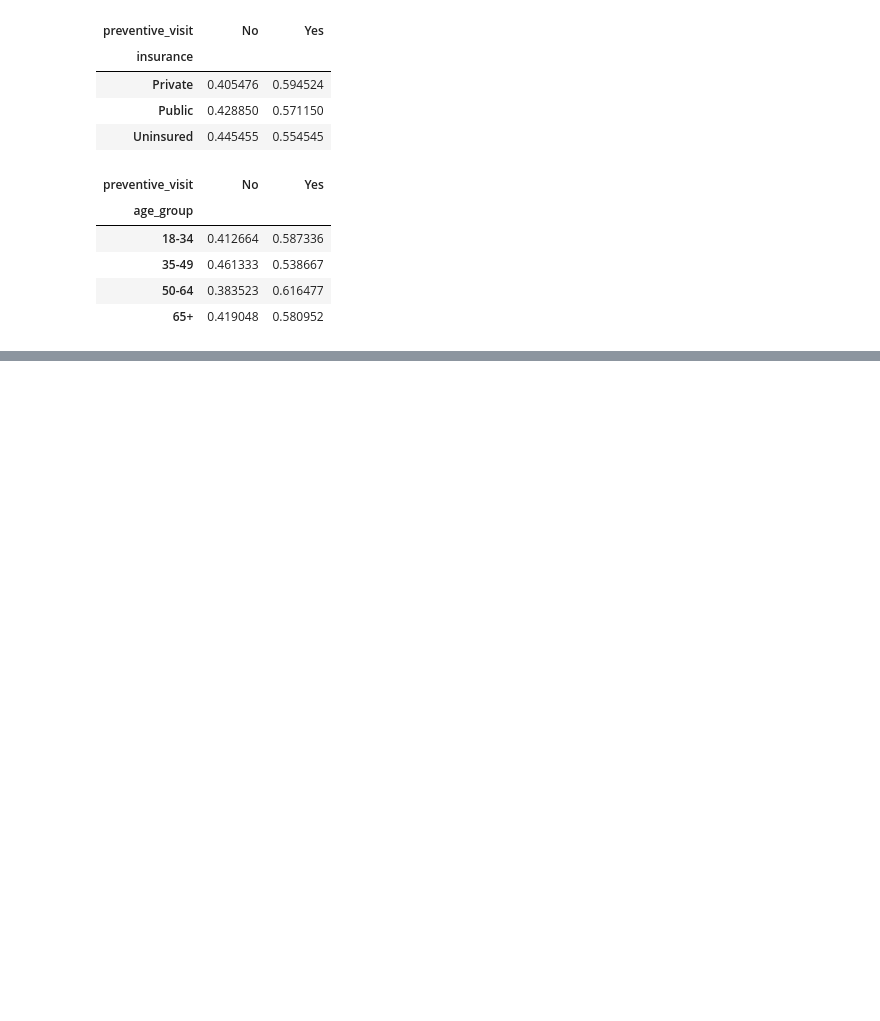
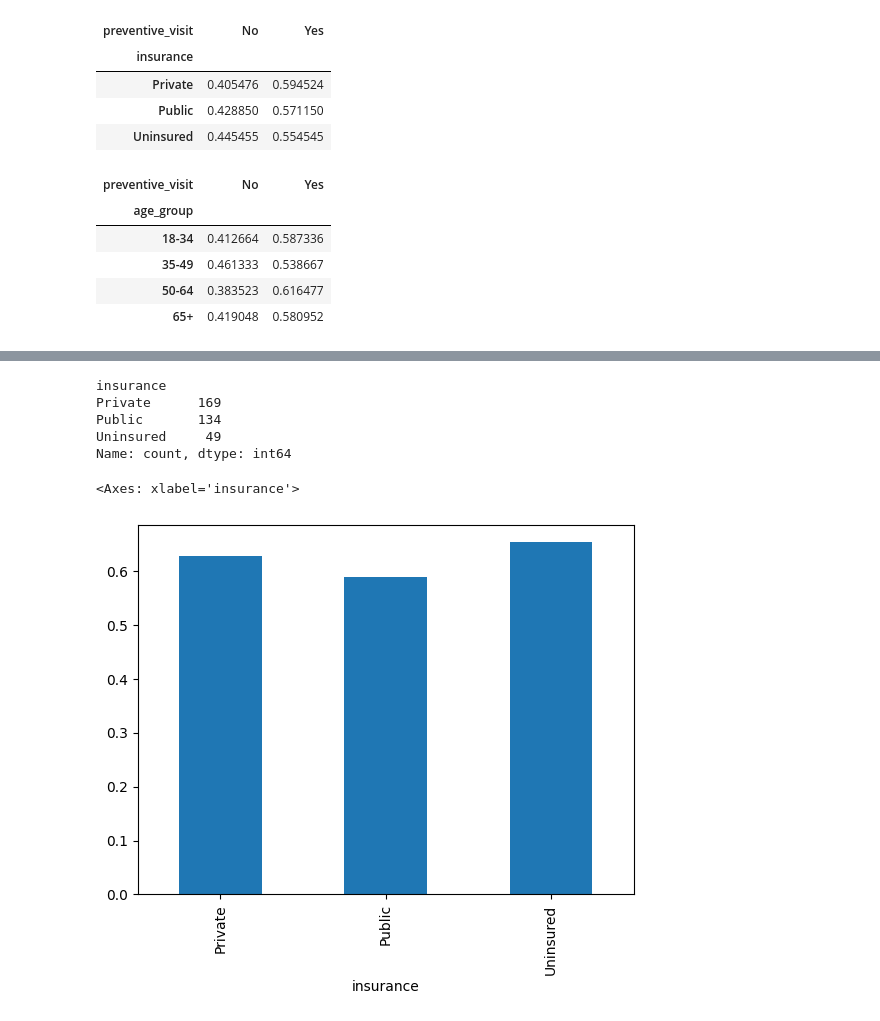
Before and after one commit to JoshPatNava/WhoUsesPreventiveCare, a Jupyter notebook: who_uses_preventive_care.ipynb, the cells around one changed output, grey strips where cells are left out. Saved outputs shown, nothing was run; the diff lists cells and outputs as text; code cells hidden in the pictures; blank space fills up the shorter version.

```diff
--- a/who_uses_preventive_care.ipynb
+++ b/who_uses_preventive_care.ipynb
@@ -84,0 +98,21 @@ pd.crosstab(
+# %%
+age_50_64 = df[df["age_group"] == "50-64"]
+age_50_64.shape
+age_50_64["insurance"].value_counts()
+# %% [output]
+insurance
+Private      169
+Public       134
+Uninsured     49
+Name: count, dtype: int64
+# %%
+rates_50_64 = pd.crosstab(
+    age_50_64["insurance"],
+    age_50_64["preventive_visit"],
+    normalize="index"
+) ["Yes"]
+
+rates_50_64.plot(kind = "bar")
+# %% [output]
+<Axes: xlabel='insurance'>
+[figure, added]
```
Also changed, not shown: parts of 2 cells of this notebook, 2 other files.
